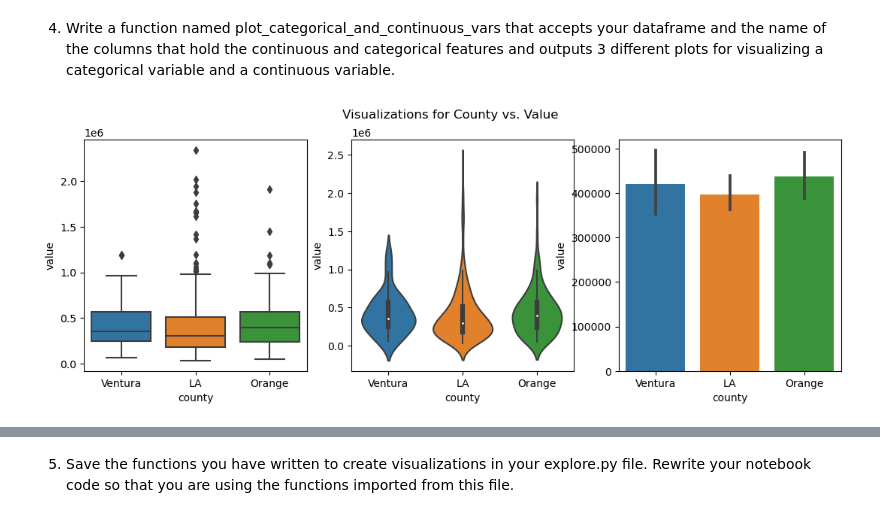
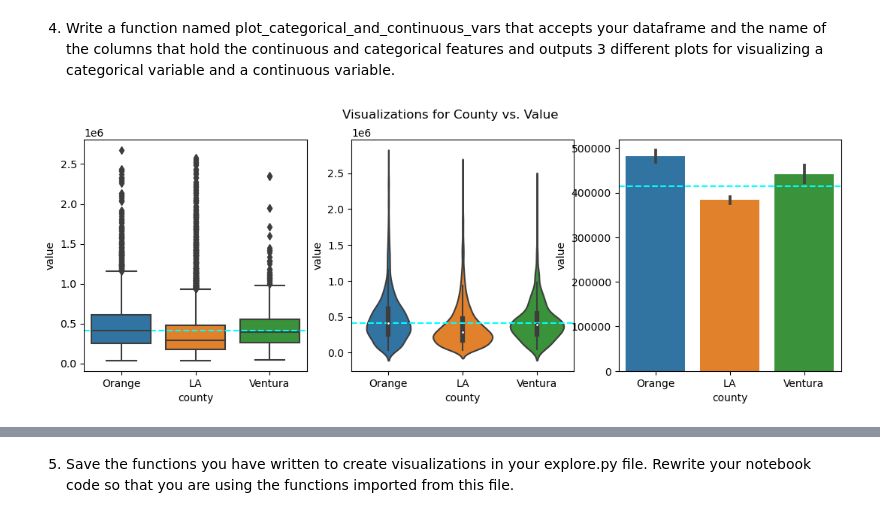
Before and after one commit to wilson-velasco/regression-exercises, a Jupyter notebook: exploration.ipynb, the cells around one changed output, grey strips where cells are left out. Saved outputs shown, nothing was run; the diff lists cells and outputs as text; code cells hidden in the pictures.

```diff
--- a/exploration.ipynb
+++ b/exploration.ipynb
@@ -23,5 +23,5 @@ In these exercises, you will run through the stages of exploration as you contin
 # %% [markdown]
 1) As with encoded vs. unencoded data, we recommend exploring un-scaled data in your EDA process.
 # %%
-zillow = w.wrangle_zillow()
+train, validate, test = w.wrangle_zillow()
 # %%
@@ -36,7 +36,5 @@ zillow.head()
 # %% [markdown]
 2) Make sure to perform a train, validate, test split before and use only your train dataset to explore the relationships between independent variables with other independent variables or independent variables with your target variable.
-# %%
-train, validate, test = w.split_data(zillow)
 # %%
 train.head()
 # %% [output]
@@ -71,13 +61,13 @@ def plot_categorical_and_continuous_vars(df, cat, cont):
     plt.figure(figsize=(13,4))
     plt.suptitle(f'Visualizations for {cat.capitalize()} vs. {cont.capitalize()}')
     plt.subplot(131)
-    sns.boxplot(data=df, x=df[cat], y=df[cont])
+    sns.boxplot(data=df, x=df[cat], y=df[cont]).axhline(df[cont].mean(), ls='--', c='cyan')
     plt.subplot(132)
-    sns.violinplot(data=df, x=df[cat], y=df[cont])
+    sns.violinplot(data=df, x=df[cat], y=df[cont]).axhline(df[cont].mean(), ls='--', c='cyan')
     plt.subplot(133)
-    sns.barplot(data=df, x=df[cat], y=df[cont])
+    sns.barplot(data=df, x=df[cat], y=df[cont]).axhline(df[cont].mean(), ls='--', c='cyan')
     plt.show()
 # %%
-plot_categorical_and_continuous_vars(train.sample(500), 'county', 'value')
+plot_categorical_and_continuous_vars(train.sample(10_000), 'county', 'value')
 # %% [output]
-[figure, old version]
+[figure, new version]
```
Also changed, not shown: parts of 29 cells of this notebook, 2 other files.
